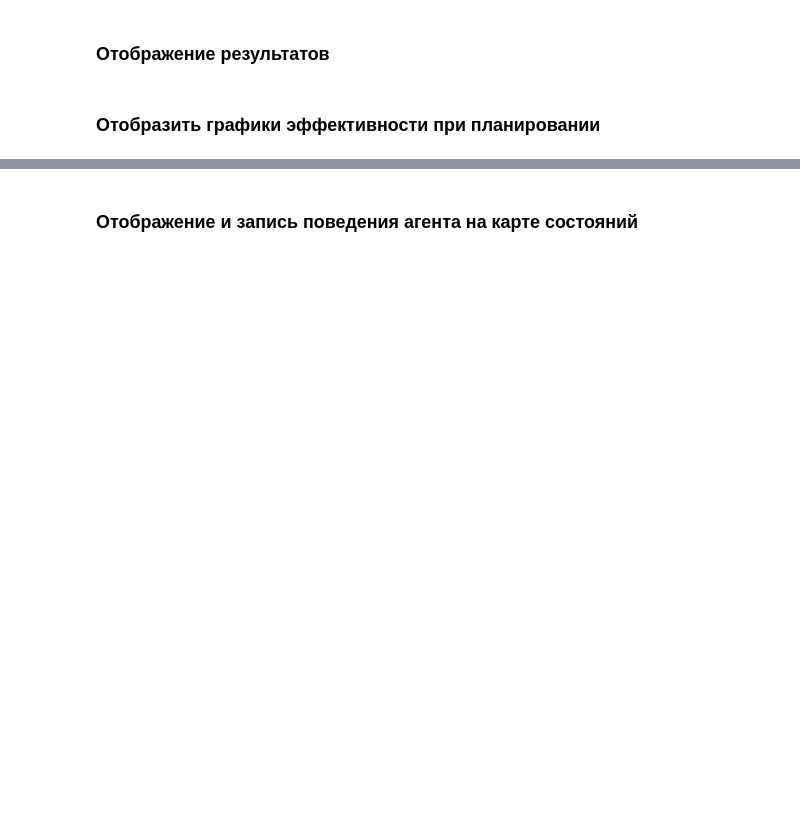
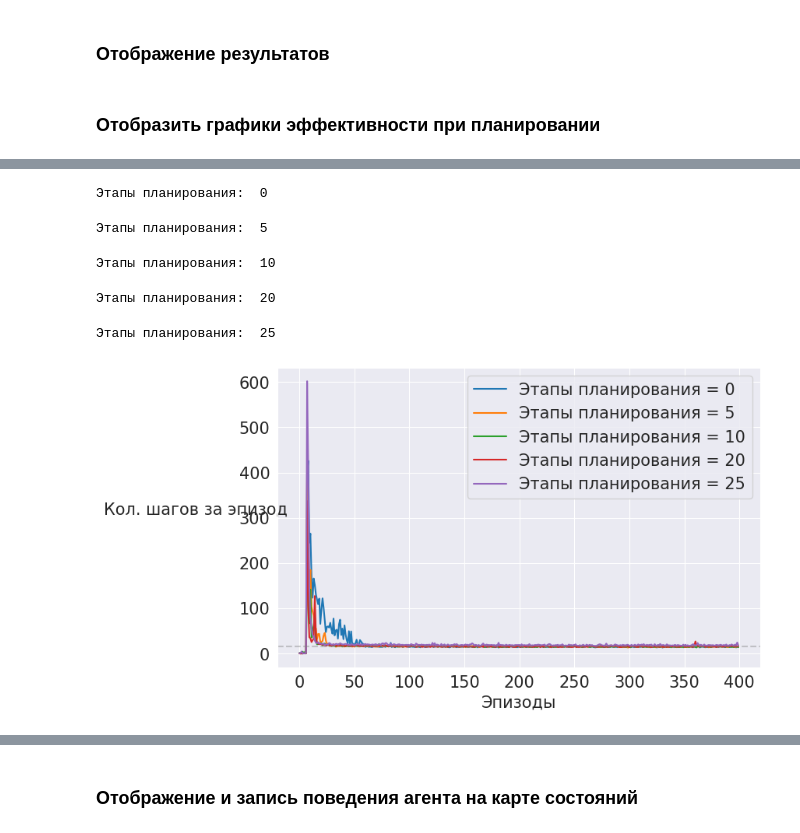
Before and after one commit to salfa-ru/wselen, a Jupyter notebook: QAgent/Q-Agent.ipynb, the cells around one changed output, grey strips where cells are left out. Drawn from its saved outputs; the diff is of its cells as text; code cells hidden in the pictures; blank space fills up the shorter version.

```diff
--- a/QAgent/Q-Agent.ipynb
+++ b/QAgent/Q-Agent.ipynb
@@ -416,0 +1092,50 @@ def plot_steps_per_episode(file_path):
+# %%
+# Параметры эксперимента
+experiment_parameters = {
+    "num_runs" : 10,                     # Количество раз, когда мы проводим эксперимент
+    "num_episodes" : 400,                 # Количество эпизодов в эксперименте
+    "count_max_step": 3000,
+}
+
+# Параметры окружающей среды
+environment_parameters = {
+    "discount": 0.95,
+}
+
+# Параметры агента
+agent_parameters = {
+    "num_states" : 81,
+    "num_actions" : 4,
+    "epsilon": 0.1,
+    "step_size" : 0.125,
+    "planning_steps" : [0, 5, 10, 20, 25]       # Список шагов планирования, которые мы хотим попробовать
+}
+
+current_env = MapEnvironment   # Окружающая среда
+current_agent = Agent          # Агент
+
+env_parmas = {
+    'map_dim':[9, 9],
+    'elements':
+    {
+        'wall':   [[6, 1], [6, 2], [6, 3], [6, 4], [6, 5], [6, 6], [6, 7]],
+        'target': [[0, 8], ],
+        'pit':    [[4, 5], [5, 5], [3, 5], [3, 4], [3, 3], [4, 3]],
+    },
+    'rewards':{ 'wall':-0.5, 'pit':-5, 'target':5 },
+    'elements_color': { 'wall':'#364F6B', 'pit':'#FC5185', 'target':'#3FC1C9' },
+    'start_state': [4, 4],
+    'end_state':   [0, 8],
+    'current_state':[None, None],
+}
+
+run_experiment(current_env, current_agent, env_parmas, environment_parameters, agent_parameters, experiment_parameters, show_map=False)
+plot_steps_per_episode('results/Q_planning_steps.npy')
+shutil.make_archive('results', 'zip', 'results');
+# %% [output]
+Этапы планирования:  0
+Этапы планирования:  5
+Этапы планирования:  10
+Этапы планирования:  20
+Этапы планирования:  25
+[figure, added]
```
Also changed, not shown: parts of 21 cells of this notebook.
